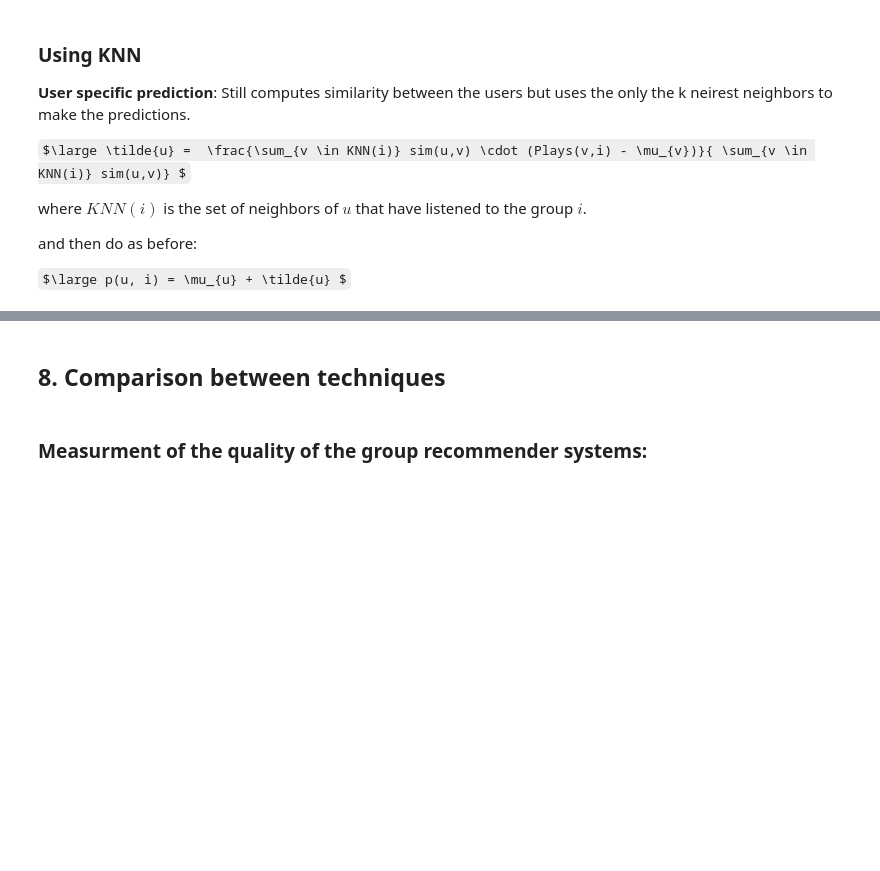
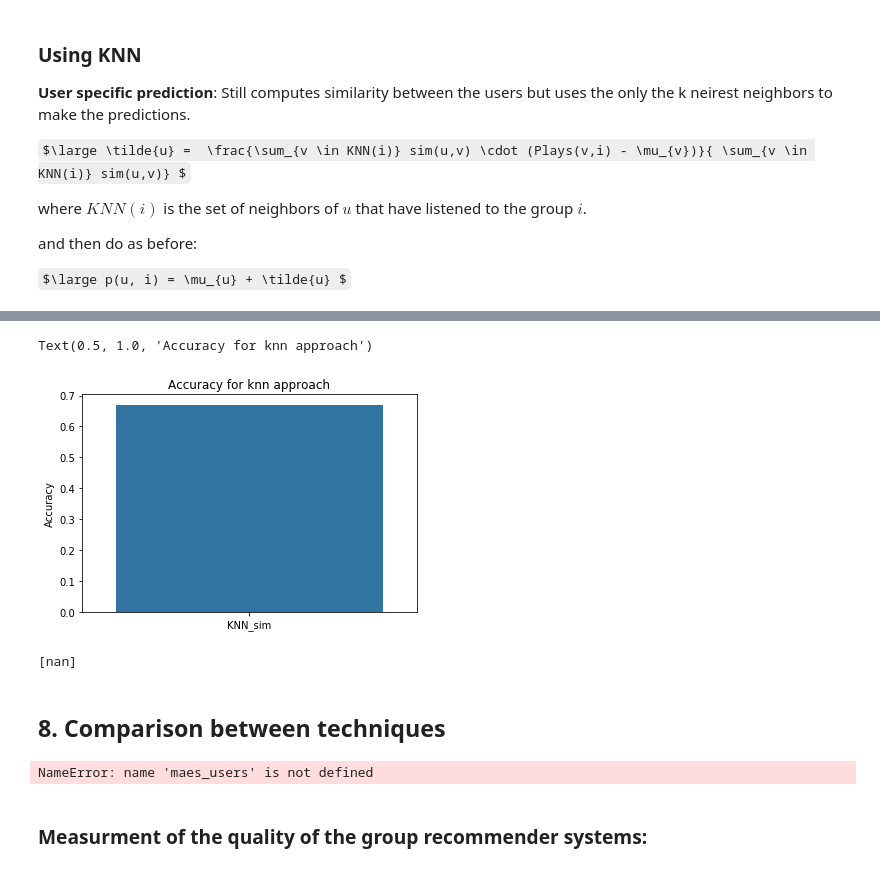
Before and after one commit to Caotick/mlbd-project, a Jupyter notebook: mlbd_project.ipynb, the cells around one changed output, grey strips where cells are left out. Drawn from its saved outputs; the diff is of its cells as text; code cells hidden in the pictures; some formulas as TeX source; blank space fills up the shorter version.

```diff
--- a/mlbd_project.ipynb
+++ b/mlbd_project.ipynb
@@ -1009,20 +1005,33 @@ compute_pred_knn('0000c176103e538d5c9828e695fed4f7ae42dd01','radiohead',test_knn
+# %%
+sns.barplot(data = pd.DataFrame(accs_knn, columns = ["KNN_sim"]))
+plt.ylabel("Accuracy")
+plt.title("Accuracy for knn approach")
+# %% [output]
+Text(0.5, 1.0, 'Accuracy for knn approach')
+[figure, added]
+# %%
+precs_knn
+# %% [output]
+[nan]
 # %% [markdown]
 ## 8. Comparison between techniques
 # %%
-maes_to_plot = pd.DataFrame(columns = ['User_avg', 'Artist_avg', 'Similarity'])
-accs_to_plot = pd.DataFrame(columns = ['User_avg', 'Artist_avg', 'Similarity'])
-precs_to_plot = pd.DataFrame(columns = ['User_avg', 'Artist_avg', 'Similarity'])
-recs_to_plot = pd.DataFrame(columns = ['User_avg', 'Artist_avg', 'Similarity'])
+maes_to_plot = pd.DataFrame(columns = ['User_avg', 'Artist_avg', 'Similarity','knn'])
+accs_to_plot = pd.DataFrame(columns = ['User_avg', 'Artist_avg', 'Similarity', 'knn'])
+precs_to_plot = pd.DataFrame(columns = ['User_avg', 'Artist_avg', 'Similarity', 'knn'])
+recs_to_plot = pd.DataFrame(columns = ['User_avg', 'Artist_avg', 'Similarity', 'knn'])
 
-for i in range(len(maes_users)):
-    mae_entry = {'User_avg':maes_users[i], 'Artist_avg':maes_artists[i], 'Similarity':maes_user_item[i]}
-    acc_entry  = {'User_avg':accs_users[i], 'Artist_avg':accs_artists[i], 'Similarity':accs_user_item[i]}
-    prec_entry  = {'User_avg':precs_users[i], 'Artist_avg':precs_artists[i], 'Similarity':precs_user_item[i]}
-    rec_entry  = {'User_avg':recs_users[i], 'Artist_avg':recs_artists[i], 'Similarity':recs_user_item[i]}
+for i in range(len(maes_knn)):
+    mae_entry = {'User_avg':maes_users[i], 'Artist_avg':maes_artists[i], 'Similarity':maes_user_item[i], 'KNN': maes_knn[i]}
+    acc_entry  = {'User_avg':accs_users[i], 'Artist_avg':accs_artists[i], 'Similarity':accs_user_item[i], 'KNN': accs_knn[i]}
+    prec_entry  = {'User_avg':precs_users[i], 'Artist_avg':precs_artists[i], 'Similarity':precs_user_item[i],'KNN': precs_knn[i]}
+    rec_entry  = {'User_avg':recs_users[i], 'Artist_avg':recs_artists[i], 'Similarity':recs_user_item[i], 'KNN': recs_knn[i]}
     maes_to_plot = maes_to_plot.append(mae_entry, ignore_index = True)
     accs_to_plot = accs_to_plot.append(acc_entry, ignore_index = True)
-    precs_to_plot = precs_to_plot.append(prec_entry, ignore_index = True)
-    recs_to_plot = recs_to_plot.append(rec_entry, ignore_index = True)
+#     precs_to_plot = precs_to_plot.append(prec_entry, ignore_index = True)
+#     recs_to_plot = recs_to_plot.append(rec_entry, ignore_index = True)
+# %% [output]
+NameError: name 'maes_users' is not defined
 # %%
 sns.barplot(data=maes_to_plot)
 # %%
```
Also changed, not shown: parts of 14 cells of this notebook.
